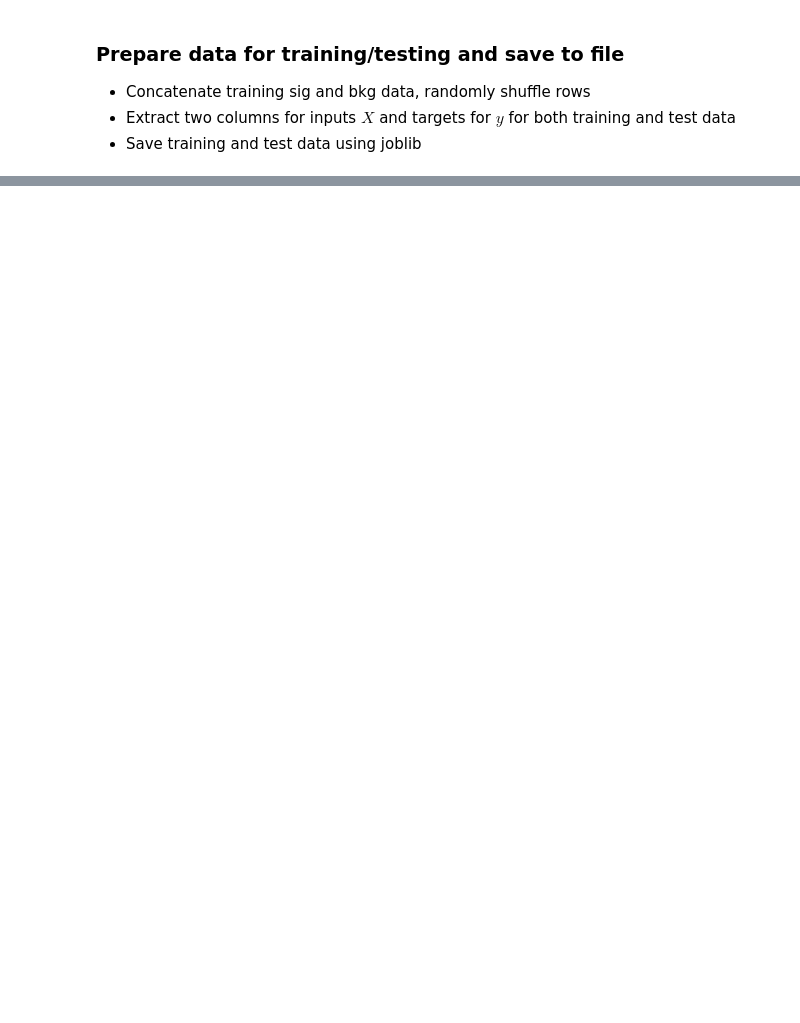
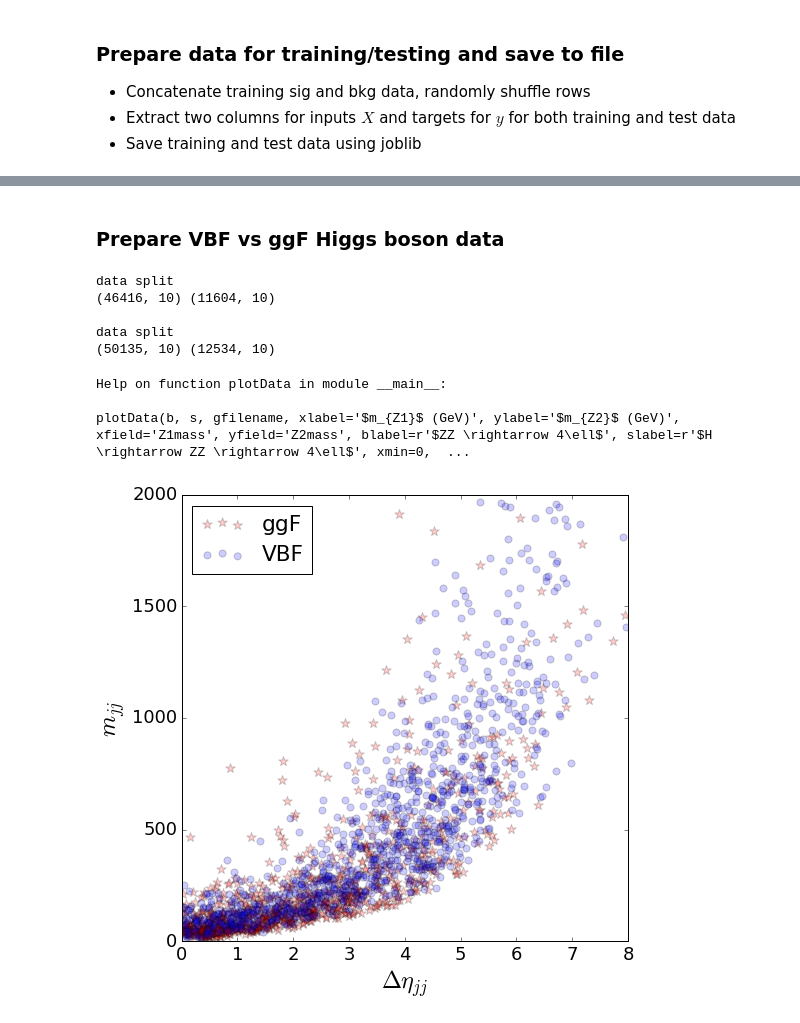
Before and after one commit to akanugan/mlworkshop, a Jupyter notebook: exercises/00/00_prepare_data.ipynb, the cells around one changed output, grey strips where cells are left out. Drawn from its saved outputs; the diff is of its cells as text; code cells hidden in the pictures; blank space fills up the shorter version.

```diff
--- a/exercises/00/00_prepare_data.ipynb
+++ b/exercises/00/00_prepare_data.ipynb
@@ -37,13 +41,2 @@ names = sig.keys()
 # %% [markdown]
 ### Split into testing and training data samples
-# %%
-test_fraction = 0.20
-sig_train_data, sig_test_data = train_test_split(sig, test_size=test_fraction)
-bkg_train_data, bkg_test_data = train_test_split(bkg, test_size=test_fraction)
-
-print "sig data"
-print sig_train_data.shape, sig_test_data.shape
-print
-
-print "bkg data"
-print bkg_train_data.shape, bkg_test_data.shape
@@ -73,0 +43,7 @@ summed weight sum:     0.0035
+# %%
+def splitData(data, test_fraction = 0.20):
+    train_data, test_data = train_test_split(data, test_size=test_fraction)
+    print "data split"
+    print train_data.shape, test_data.shape
+    print
+    return (train_data, test_data)
@@ -153,0 +134,28 @@ joblib.dump([train_data, test_data], filename)
+# %% [markdown]
+### Prepare VBF vs ggF Higgs boson data
+# %%
+bkg_data, sig_data = readData('../../datasets/hzz_ggf.csv', '../../datasets/hzz_vbf.csv')
+# %%
+train_bkg_data, test_bkg_data = splitData(bkg_data)
+train_sig_data, test_sig_data = splitData(sig_data)
+# %% [output]
+data split
+(46416, 10) (11604, 10)
+
+data split
+(50135, 10) (12534, 10)
+# %%
+help(plotData)
+# %% [output]
+Help on function plotData in module __main__:
+
+plotData(b, s, gfilename, xlabel='$m_{Z1}$ (GeV)', ylabel='$m_{Z2}$ (GeV)', xfield='Z1mass', yfield='Z2mass', blabel=r'$ZZ \rightarrow 4\ell$', slabel=r'$H \rightarrow ZZ \rightarrow 4\ell$', xmin=0,  ...
+# %%
+N = 1000
+plotData(train_bkg_data[:N], train_sig_data[:N], 'fig_detajj_massjj.png',
+         xlabel=r'$\Delta\eta_{jj}$', ylabel=r'$m_{jj}$',
+         xfield='detajj', yfield='massjj',
+         blabel='ggF', slabel='VBF',
+         xmin=0, xmax=8, ymin=0, ymax=2000)
+# %% [output]
+[figure, added]
```
Also changed, not shown: parts of 14 cells of this notebook, 8 other files.
